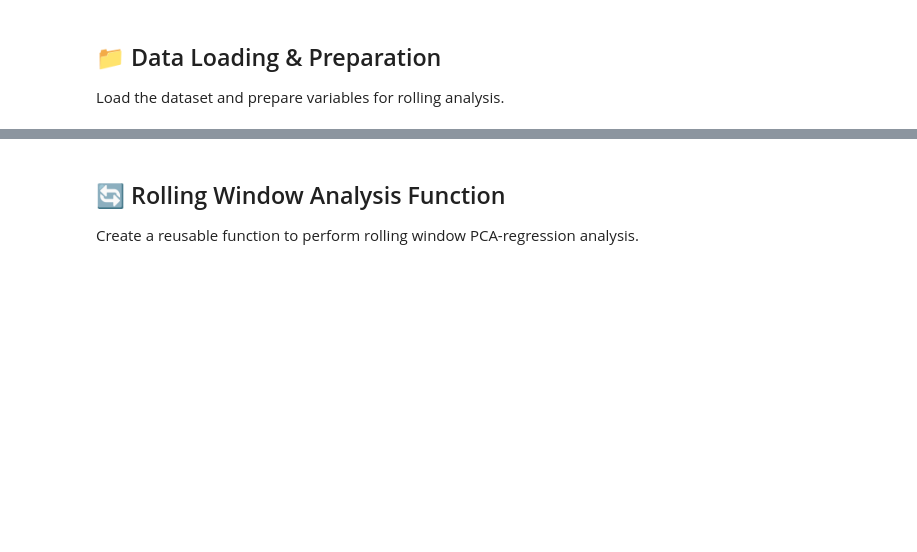
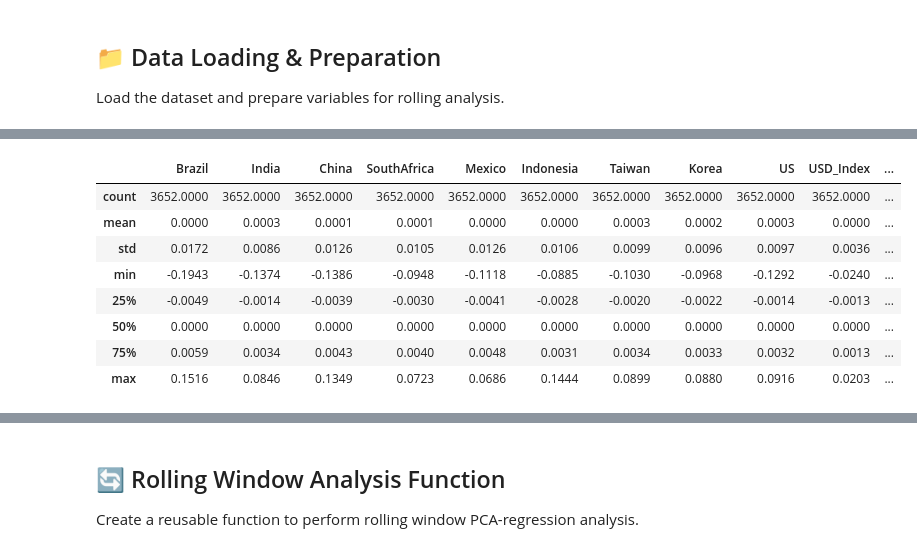
Before and after one commit to wilsonck75/D-Cubed-Data-Lab, a Jupyter notebook: macro-factor-model-em/notebooks/03_visualization_and_analysis.ipynb, the cells around one changed output, grey strips where cells are left out. Saved outputs shown, nothing was run; the diff lists cells and outputs as text; code cells hidden in the pictures; blank space fills up the shorter version.

```diff
--- a/macro-factor-model-em/notebooks/03_visualization_and_analysis.ipynb
+++ b/macro-factor-model-em/notebooks/03_visualization_and_analysis.ipynb
@@ -48,35 +48,45 @@ plt.rcParams['figure.figsize'] = (10, 6)
 
 Load the dataset and prepare variables for rolling analysis.
 # %%
-# Load combined dataset
+# =============================================================================
+# STEP 1: DATA LOADING
+# =============================================================================
 df = pd.read_csv('../data/combined_em_macro_data.csv', parse_dates=['date'], index_col='date')
 
-# Compute log returns
+print(f"📊 Dataset loaded: {df.shape[0]} rows × {df.shape[1]} columns")
+print(f"📅 Date range: {df.index.min()} to {df.index.max()}")
+# =============================================================================
+# STEP 2: ENGINEERING TERM SPREAD
+# =============================================================================
+shift_value = df['Term_Spread'].min()
+if shift_value < 0:
+    print("Shift value is negative, adding a buffer to avoid negative values")
+    shift_value = df['Term_Spread'].min() - 0.1 # add a buffer to avoid negative values
+    print(f"Shift value: {shift_value}")
+else:
+    print("Shift value is positive, no buffer needed")
+
+df['Term_Spread_Engineered'] = df['Term_Spread'] - shift_value
+
+# Display the results
+print(f"🔧 Term_Spread Engineering:")
+print(f"   • Original min: {df['Term_Spread'].min():.4f}")
+print(f"   • Original max: {df['Term_Spread'].max():.4f}")
+print(f"   • Shift applied: +{shift_value:.4f}")
+print(f"   • Engineered min: {df['Term_Spread_Engineered'].min():.4f}")
+print(f"   • Engineered max: {df['Term_Spread_Engineered'].max():.4f}")
+df.drop(columns=['Term_Spread'], inplace=True)
+df.rename(columns={'Term_Spread_Engineered': 'Term_Spread'}, inplace=True)
+
+# =============================================================================
+# STEP 3: LOG RETURNS
+# =============================================================================
 log_returns = np.log(df / df.shift(1)).dropna()
-# your EM prefixes
-em_prefixes = (
-    "Brazil", "India", "China", "SouthAfrica",
-    "Mexico", "Indonesia", "Taiwan", "Korea", "US"
-)
 
-# the macro columns you want to avoid
-exclude = {"USD_Index", "US_10Y_Yield", "US_2Y_Yield"}
+print(f"📈 Log returns calculated: {log_returns.shape[0]} observations")
+print(f"🧹 Data cleaning: {df.shape[0] - log_returns.shape[0]} rows dropped (missing/infinite values)")
 
-em_columns = [
-    col for col in df.columns
-    if col.startswith(em_prefixes)
-    and col not in exclude
-]
-Y = log_returns[em_columns]
-
-macro_columns = [col for col in df.columns if col.startswith(('USD_Index', 'Oil_Brent', 'US_10Y_Yield', 'US_2Y_Yield', 'VIX', 'BAA_spread', 'Term_Spread'))]
-
-print(f"📊 Dataset loaded for rolling analysis:")
-print(f"   • Time period: {df.index.min()} to {df.index.max()}")
-print(f"   • Total observations: {len(log_returns)}")
-print(f"   • EM indices: {len(em_cols)}")
-print(f"   • Macro factors: {len(macro_cols)}")
-
-print(f"\n🌏 EM Indices: {em_cols}")
-print(f"📈 Macro Factors: {macro_cols}")
+# Display basic statistics
+print(f"\n📋 Log Returns Summary:")
+log_returns.describe().round(4)
 # %% [output]
@@ -90,0 +107,9 @@ print(f"📈 Macro Factors: {macro_cols}")
+|  | Brazil | India | China | SouthAfrica | Mexico | Indonesia | Taiwan | Korea | US | USD_Index | ... |
+| count | 3652.0000 | 3652.0000 | 3652.0000 | 3652.0000 | 3652.0000 | 3652.0000 | 3652.0000 | 3652.0000 | 3652.0000 | 3652.0000 | ... |
+| mean | 0.0000 | 0.0003 | 0.0001 | 0.0001 | 0.0000 | 0.0000 | 0.0003 | 0.0002 | 0.0003 | 0.0000 | ... |
+| std | 0.0172 | 0.0086 | 0.0126 | 0.0105 | 0.0126 | 0.0106 | 0.0099 | 0.0096 | 0.0097 | 0.0036 | ... |
+| min | -0.1943 | -0.1374 | -0.1386 | -0.0948 | -0.1118 | -0.0885 | -0.1030 | -0.0968 | -0.1292 | -0.0240 | ... |
+| 25% | -0.0049 | -0.0014 | -0.0039 | -0.0030 | -0.0041 | -0.0028 | -0.0020 | -0.0022 | -0.0014 | -0.0013 | ... |
+| 50% | 0.0000 | 0.0000 | 0.0000 | 0.0000 | 0.0000 | 0.0000 | 0.0000 | 0.0000 | 0.0000 | 0.0000 | ... |
+| 75% | 0.0059 | 0.0034 | 0.0043 | 0.0040 | 0.0048 | 0.0031 | 0.0034 | 0.0033 | 0.0032 | 0.0013 | ... |
+| max | 0.1516 | 0.0846 | 0.1349 | 0.0723 | 0.0686 | 0.1444 | 0.0899 | 0.0880 | 0.0916 | 0.0203 | ... |
```
Also changed, not shown: parts of 8 cells of this notebook, 7 other files.
